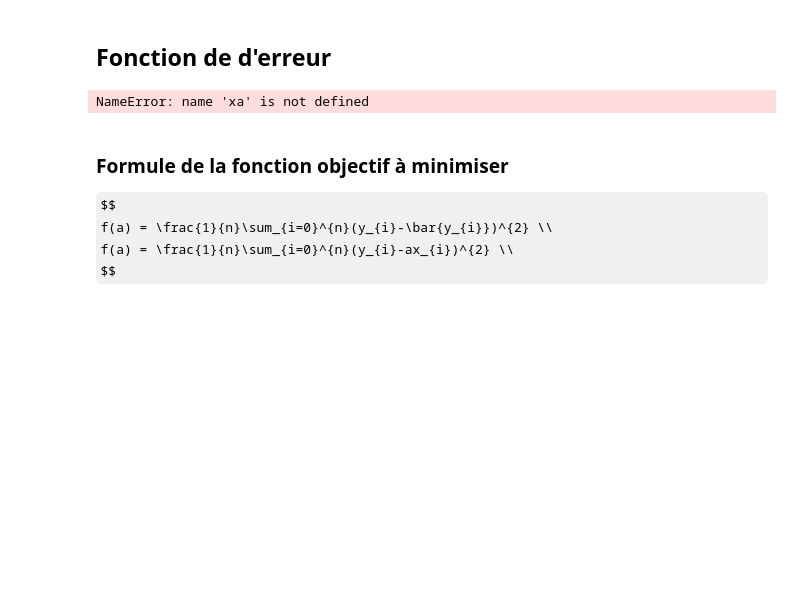
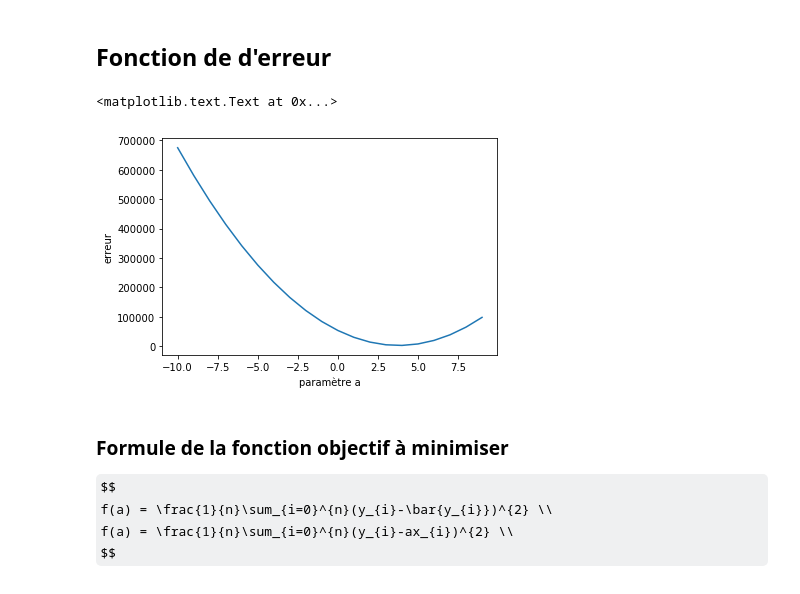
Before and after one commit to dridk/notebook, a Jupyter notebook: gradient_descent/regression.ipynb, the cells around one changed output. Drawn from its saved outputs; the diff is of its cells as text; code cells hidden in the pictures; some formulas as TeX source; blank space fills up the shorter version.

```diff
--- a/gradient_descent/regression.ipynb
+++ b/gradient_descent/regression.ipynb
@@ -27,12 +29,15 @@ def error(a):
     diff = sum((yPred - yObserved)**2)/size
     return diff
 # %%
-x    = range(-20,20)
+x    = range(-10,10)
 y    = [error(a) for a in x]
 
-plt.plot(xa,yerr)
+plt.plot(x,y)
+plt.xlabel("paramètre a")
+plt.ylabel("erreur")
 # %% [output]
-NameError: name 'xa' is not defined
+<matplotlib.text.Text at 0x...>
+[figure, added]
 # %% [markdown]
 ### Formule de la fonction objectif  à minimiser
 $$
```
Also changed, not shown: parts of 5 cells of this notebook, 1 other file.
